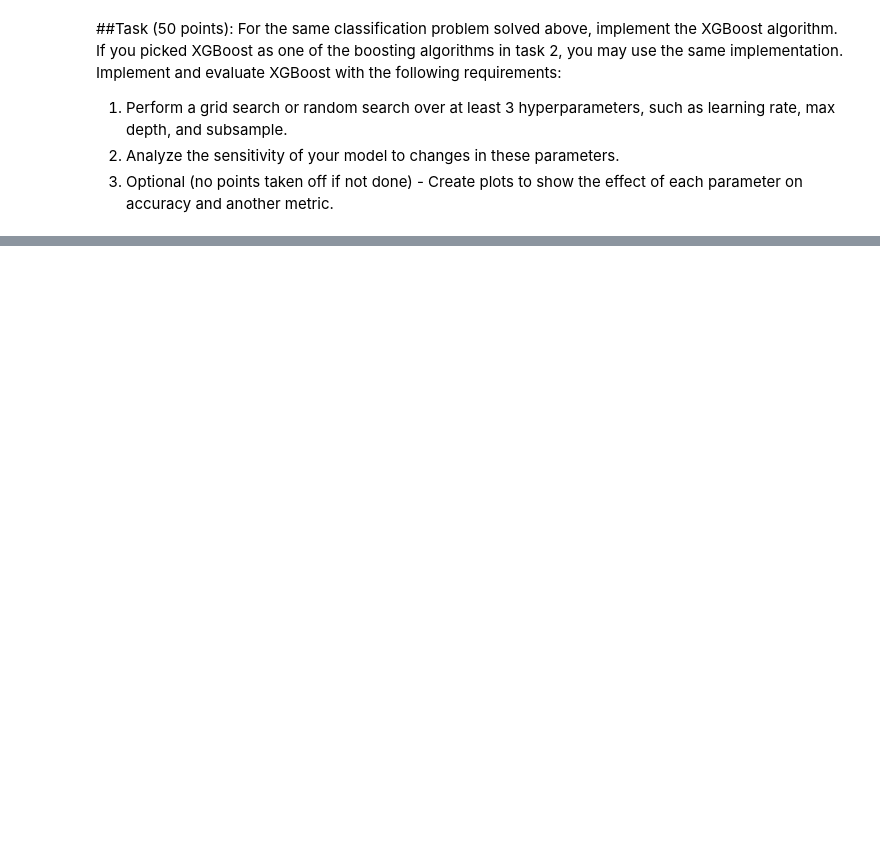
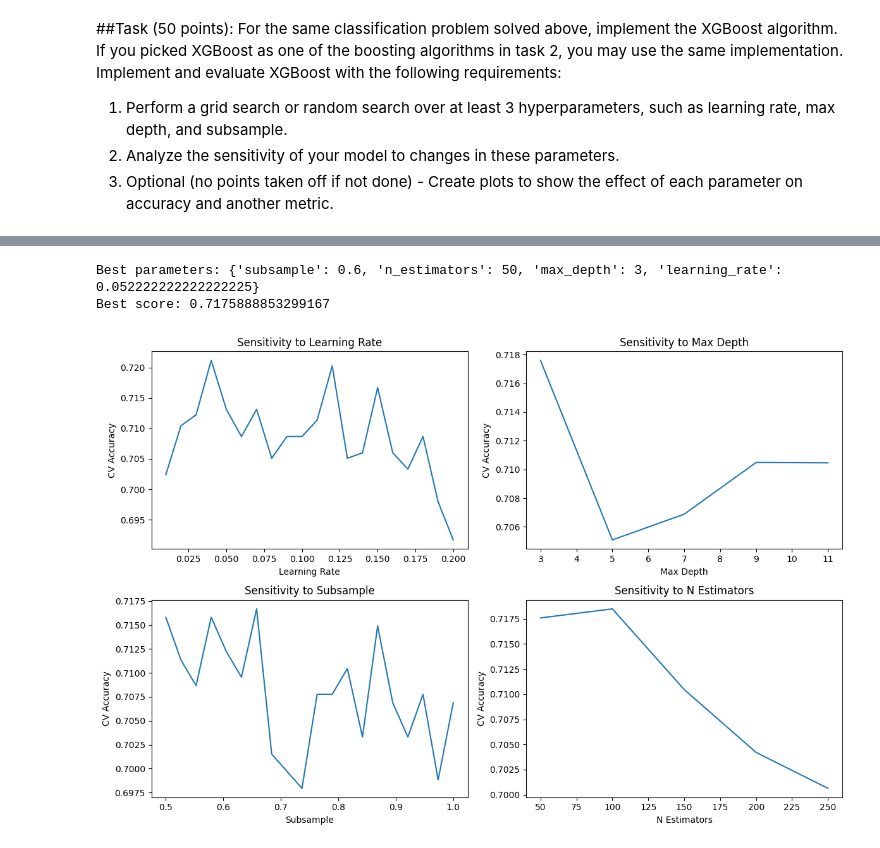
Before and after one commit to liangliang6v6/Homeworks, a Jupyter notebook: Homework2.ipynb, the cells around one changed output, grey strips where cells are left out. Saved outputs shown, nothing was run; the diff lists cells and outputs as text; code cells hidden in the pictures; blank space fills up the shorter version.

```diff
--- a/Homework2.ipynb
+++ b/Homework2.ipynb
@@ -131,0 +304,67 @@ parameter on accuracy and another metric.
+# %%
+xgboost_model = xgb.XGBClassifier(random_state=42)
+
+# hyperparameter search space
+param_dist = {
+    'learning_rate': np.linspace(0.01, 0.2, 10),
+    'max_depth': [3, 5, 7, 10],
+    'subsample': np.linspace(0.5, 1.0, 6),
+    'n_estimators': [50, 100, 200],
+}
+random_search = RandomizedSearchCV(estimator=xgboost_model, param_distributions=param_dist, n_iter=50, cv=5, scoring='accuracy', n_jobs=-1, random_state=42)
+random_search.fit(X_train, y_train)
+print("Best parameters:", random_search.best_params_)
+print("Best score:", random_search.best_score_)
+
+# analysis the sensitivity
+def sens(param_name, param_range, model, X, y):
+    scores = []
+    for value in param_range:
+        temp_params = random_search.best_params_.copy()
+        temp_params[param_name] = value
+        model.set_params(**temp_params)
+        cv_score = np.mean(cross_val_score(model, X, y, cv=5, scoring='accuracy'))
+        scores.append(cv_score)
+    return scores
+learning_rate_range = np.linspace(0.01, 0.2, 20)
+max_depth_range = [3, 5, 7, 9, 11]
+subsample_range = np.linspace(0.5, 1.0, 20)
+n_estimators_range = [50, 100, 150, 200, 250]
+
+learning_rate_scores = sens('learning_rate', learning_rate_range, xgboost_model, X_train, y_train)
+max_depth_scores = sens('max_depth', max_depth_range, xgboost_model, X_train, y_train)
+subsample_scores = sens('subsample', subsample_range, xgboost_model, X_train, y_train)
+n_estimators_scores = sens('n_estimators', n_estimators_range, xgboost_model, X_train, y_train)
+
+plt.figure(figsize=(12, 8))
+
+plt.subplot(2, 2, 1)
+plt.plot(learning_rate_range, learning_rate_scores)
+plt.title('Sensitivity to Learning Rate')
+plt.xlabel('Learning Rate')
+plt.ylabel('CV Accuracy')
+
+plt.subplot(2, 2, 2)
+plt.plot(max_depth_range, max_depth_scores)
+plt.title('Sensitivity to Max Depth')
+plt.xlabel('Max Depth')
+plt.ylabel('CV Accuracy')
+
+plt.subplot(2, 2, 3)
+plt.plot(subsample_range, subsample_scores)
+plt.title('Sensitivity to Subsample')
+plt.xlabel('Subsample')
+plt.ylabel('CV Accuracy')
+
+plt.subplot(2, 2, 4)
+plt.plot(n_estimators_range, n_estimators_scores)
+plt.title('Sensitivity to N Estimators')
+plt.xlabel('N Estimators')
+plt.ylabel('CV Accuracy')
+
+plt.tight_layout()
+plt.show()
+# %% [output]
+Best parameters: {'subsample': 0.6, 'n_estimators': 50, 'max_depth': 3, 'learning_rate': 0.052222222222222225}
+Best score: 0.7175888853299167
+[figure, added]
```
Also changed, not shown: parts of 9 cells of this notebook.
